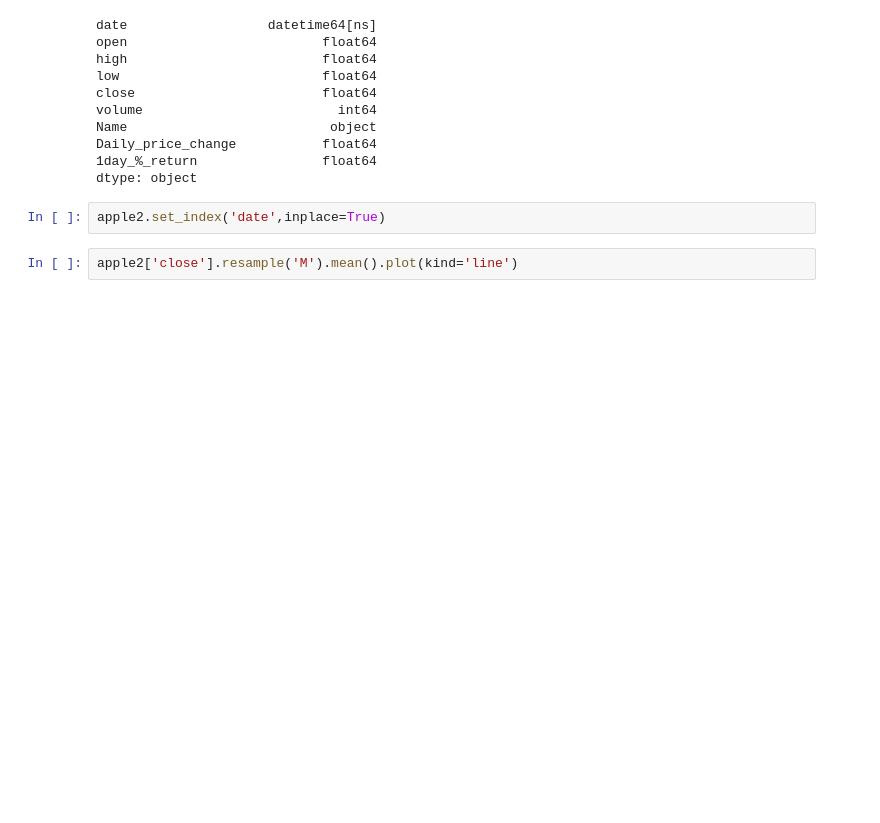
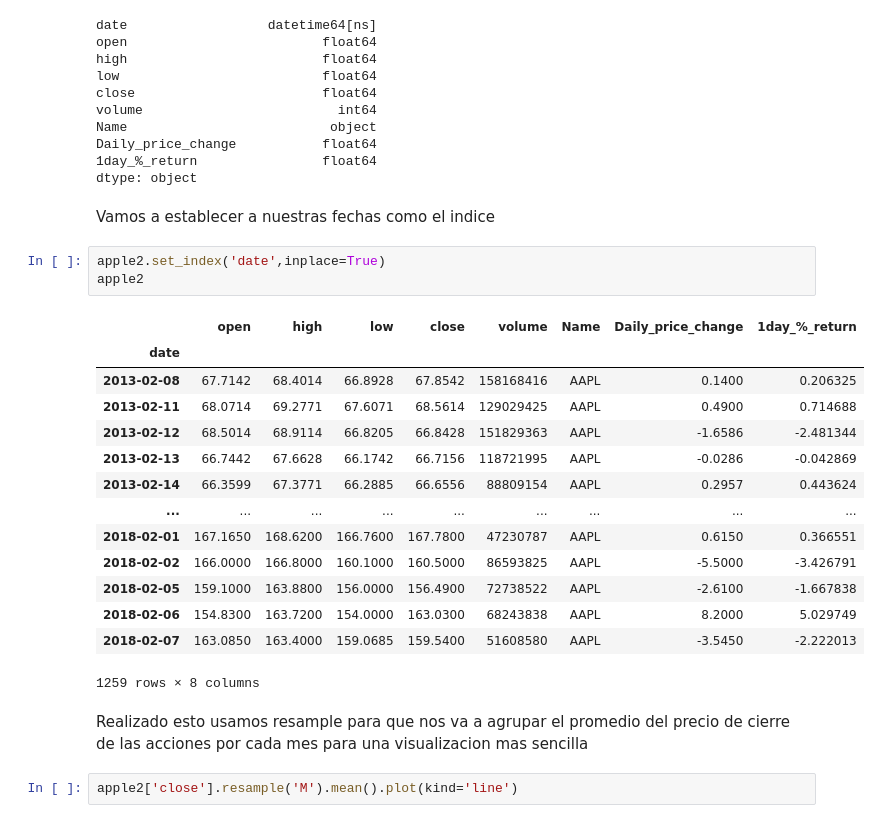
Before and after one commit to willydata/Time-Series, a Jupyter notebook: Time_Series.ipynb, the cells around one changed output. Drawn from its saved outputs; the diff is of its cells as text; blank space fills up the shorter version.

```diff
--- a/Time_Series.ipynb
+++ b/Time_Series.ipynb
@@ -126,8 +169,28 @@ Name                          object
 Daily_price_change           float64
 1day_%_return                float64
 dtype: object
+# %% [markdown]
+Vamos a establecer a nuestras fechas como el indice
 # %%
 apple2.set_index('date',inplace=True)
+apple2
+# %% [output]
+|  | open | high | low | close | volume | Name | Daily_price_change | 1day_%_return |
+| date |  |  |  |  |  |  |  |  |
+| 2013-02-08 | 67.7142 | 68.4014 | 66.8928 | 67.8542 | 158168416 | AAPL | 0.1400 | 0.206325 |
+| 2013-02-11 | 68.0714 | 69.2771 | 67.6071 | 68.5614 | 129029425 | AAPL | 0.4900 | 0.714688 |
+| 2013-02-12 | 68.5014 | 68.9114 | 66.8205 | 66.8428 | 151829363 | AAPL | -1.6586 | -2.481344 |
+| 2013-02-13 | 66.7442 | 67.6628 | 66.1742 | 66.7156 | 118721995 | AAPL | -0.0286 | -0.042869 |
+| 2013-02-14 | 66.3599 | 67.3771 | 66.2885 | 66.6556 | 88809154 | AAPL | 0.2957 | 0.443624 |
+| ... | ... | ... | ... | ... | ... | ... | ... | ... |
+| 2018-02-01 | 167.1650 | 168.6200 | 166.7600 | 167.7800 | 47230787 | AAPL | 0.6150 | 0.366551 |
+| 2018-02-02 | 166.0000 | 166.8000 | 160.1000 | 160.5000 | 86593825 | AAPL | -5.5000 | -3.426791 |
+| 2018-02-05 | 159.1000 | 163.8800 | 156.0000 | 156.4900 | 72738522 | AAPL | -2.6100 | -1.667838 |
+| 2018-02-06 | 154.8300 | 163.7200 | 154.0000 | 163.0300 | 68243838 | AAPL | 8.2000 | 5.029749 |
+| 2018-02-07 | 163.0850 | 163.4000 | 159.0685 | 159.5400 | 51608580 | AAPL | -3.5450 | -2.222013 |
+1259 rows × 8 columns
+# %% [markdown]
+Realizado esto usamos resample para que nos va a agrupar el promedio del precio de cierre de las acciones por cada mes para una visualizacion mas sencilla
 # %%
 apple2['close'].resample('M').mean().plot(kind='line')
 # %% [output]
```
Also changed, not shown: parts of 23 cells of this notebook.
